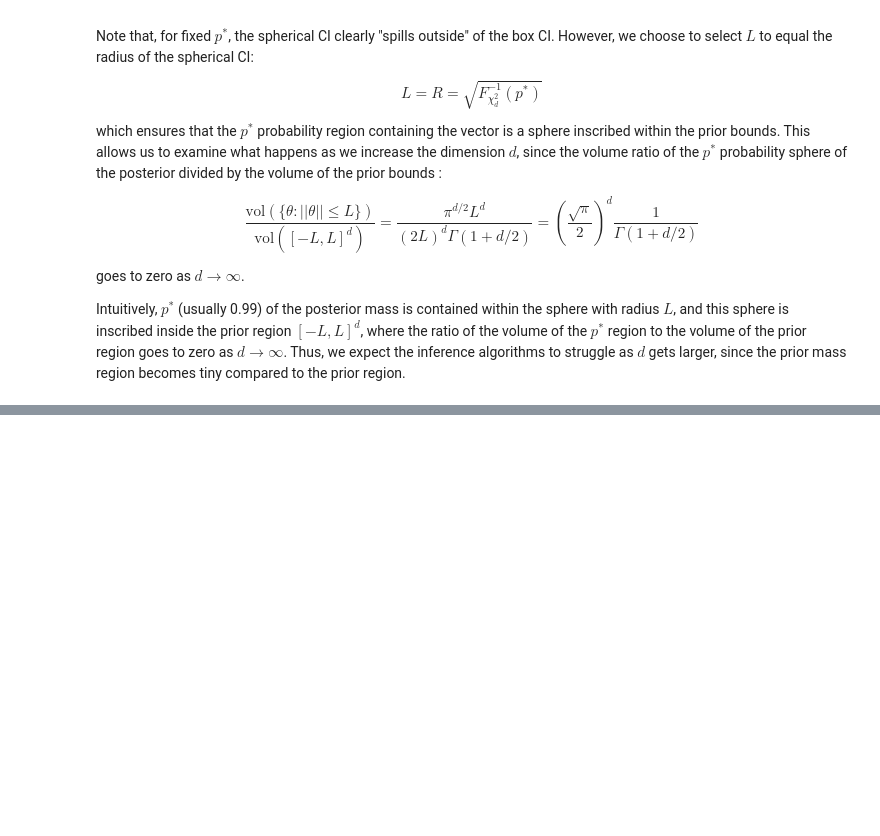
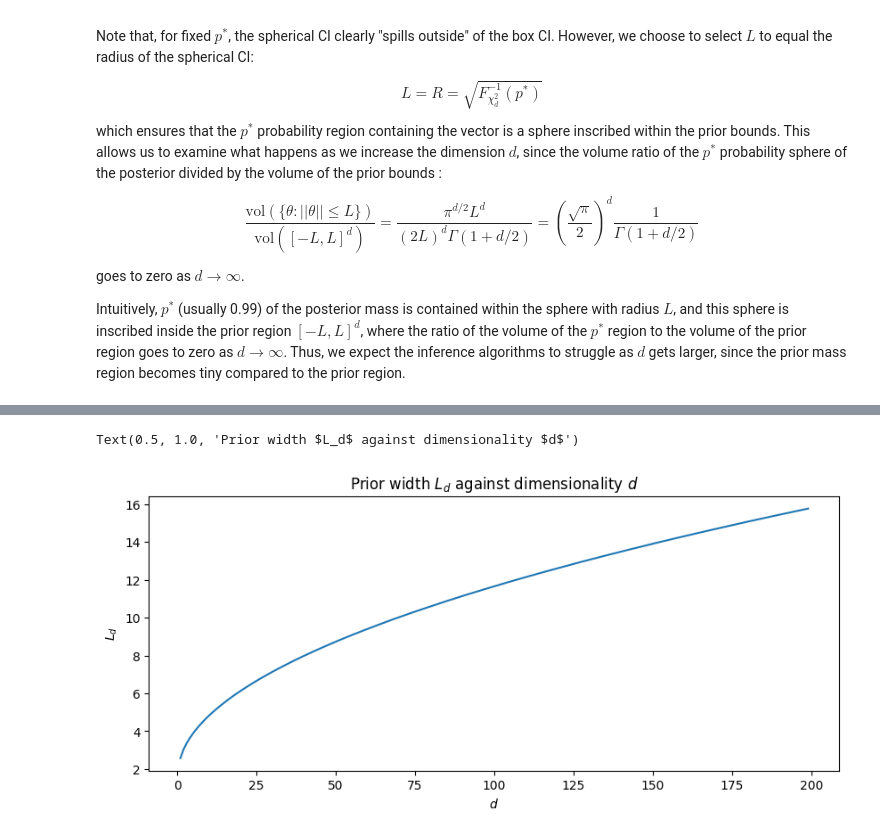
Before and after one commit to kaisamaroo/SBC-SBI, a Jupyter notebook: notebooks/toy_examples/unif_norm/compute_prior_width.ipynb, the cells around one changed output, grey strips where cells are left out. Cells and saved outputs as stored; diff of their text form; code cells hidden in the pictures; blank space fills up the shorter version.

```diff
--- a/notebooks/toy_examples/unif_norm/compute_prior_width.ipynb
+++ b/notebooks/toy_examples/unif_norm/compute_prior_width.ipynb
@@ -105,0 +94,10 @@ Text(0.5, 1.0, 'Posterior volume ratio against dimensionality')
+# %%
+fig, ax = plt.subplots(figsize=(10, 4))
+d_range = np.array(range(1, 200))
+ax.plot(d_range, get_spherical_confidence_region(d_range, p=0.99))
+ax.set_xlabel(r"$d$")
+ax.set_ylabel(r"$L_d$")
+ax.set_title(r"Prior width $L_d$ against dimensionality $d$")
+# %% [output]
+Text(0.5, 1.0, 'Prior width $L_d$ against dimensionality $d$')
+[figure, added]
```
Also changed, not shown: parts of 5 cells of this notebook, 3 other files.
